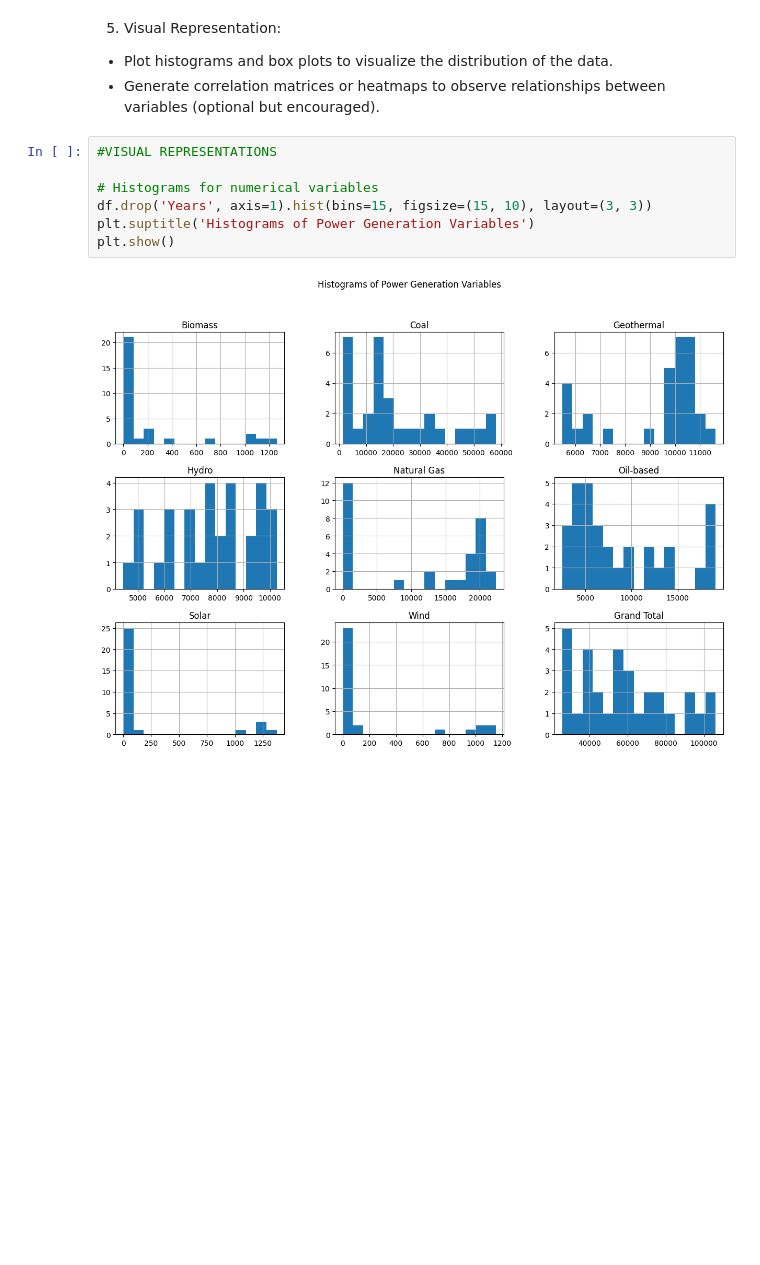
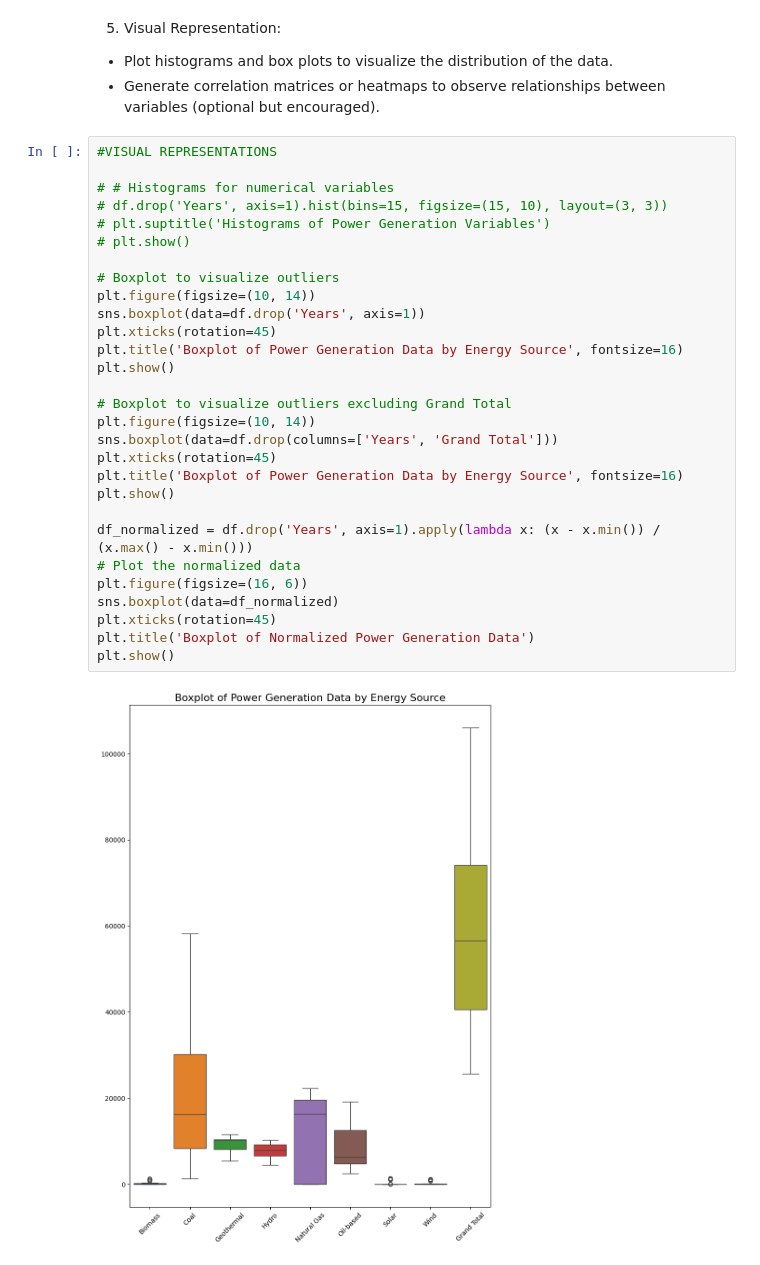
Before and after one commit to PTMAbellana/MidtermActivity, a Jupyter notebook: data_exploration.ipynb, the cells around one changed output. Cells and saved outputs as stored; diff of their text form; blank space fills up the shorter version.

```diff
--- a/data_exploration.ipynb
+++ b/data_exploration.ipynb
@@ -130,12 +117,34 @@ dtype: float64
 5. Visual Representation:
 - Plot histograms and box plots to visualize the distribution of the data.
 - Generate correlation matrices or heatmaps to observe relationships between variables (optional but encouraged).
-# %%
-#VISUAL REPRESENTATIONS
-
-# Histograms for numerical variables
-df.drop('Years', axis=1).hist(bins=15, figsize=(15, 10), layout=(3, 3))
-plt.suptitle('Histograms of Power Generation Variables')
-plt.show()
-# %% [output]
-[figure, removed]
+# %%
+#VISUAL REPRESENTATIONS
+
+# # Histograms for numerical variables
+# df.drop('Years', axis=1).hist(bins=15, figsize=(15, 10), layout=(3, 3))
+# plt.suptitle('Histograms of Power Generation Variables')
+# plt.show()
+
+# Boxplot to visualize outliers
+plt.figure(figsize=(10, 14))
+sns.boxplot(data=df.drop('Years', axis=1))
+plt.xticks(rotation=45)
+plt.title('Boxplot of Power Generation Data by Energy Source', fontsize=16)
+plt.show()
+
+# Boxplot to visualize outliers excluding Grand Total
+plt.figure(figsize=(10, 14))
+sns.boxplot(data=df.drop(columns=['Years', 'Grand Total']))
+plt.xticks(rotation=45)
+plt.title('Boxplot of Power Generation Data by Energy Source', fontsize=16)
+plt.show()
+
+df_normalized = df.drop('Years', axis=1).apply(lambda x: (x - x.min()) / (x.max() - x.min()))
+# Plot the normalized data
+plt.figure(figsize=(16, 6))
+sns.boxplot(data=df_normalized)
+plt.xticks(rotation=45)
+plt.title('Boxplot of Normalized Power Generation Data')
+plt.show()
+# %% [output]
+[figure, added]
```
Also changed, not shown: parts of 13 cells of this notebook.
